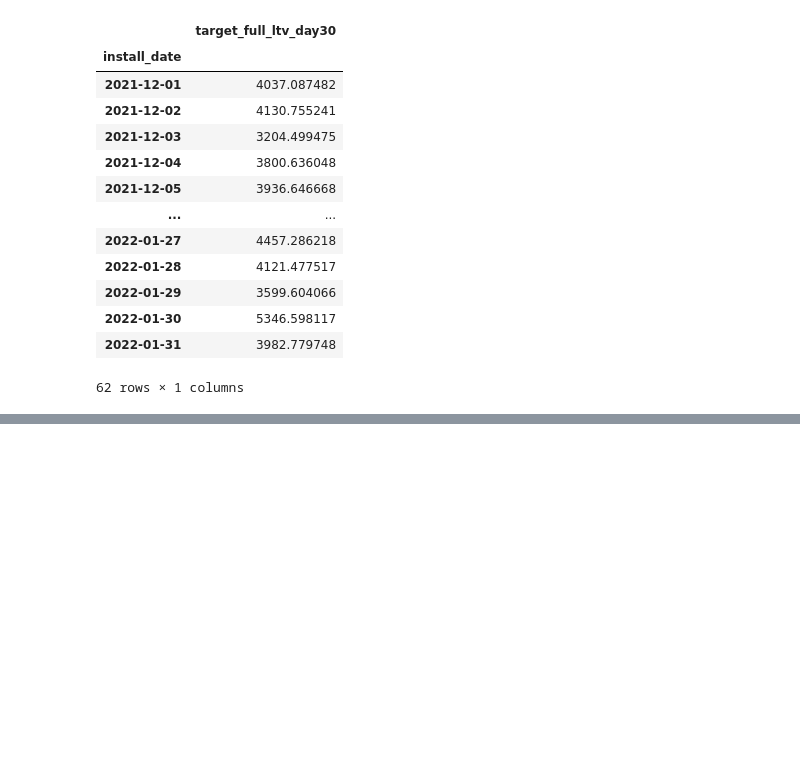
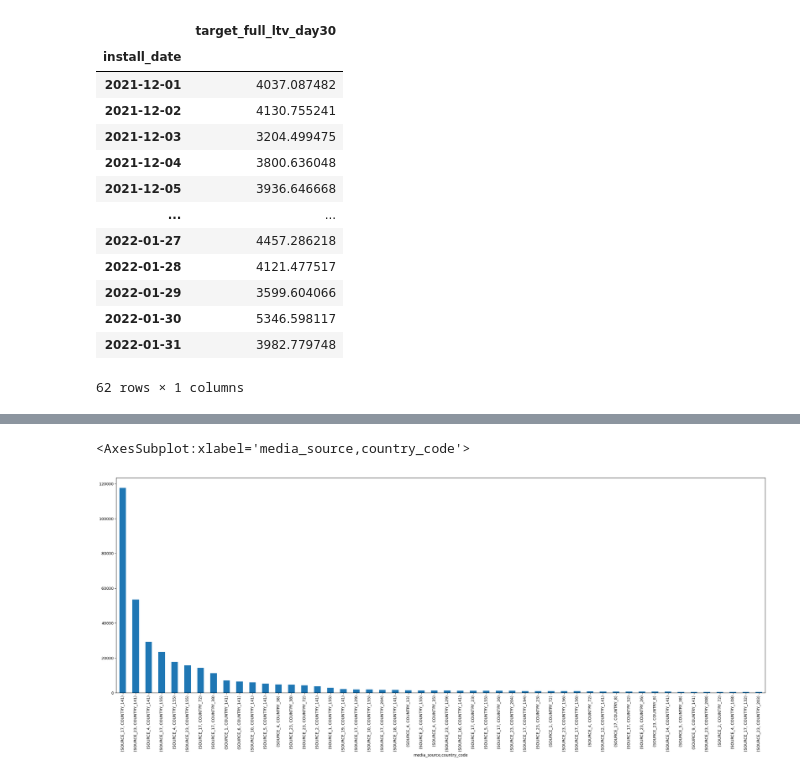
Before and after one commit to Dichik/TestTask_IASA_DataScience_Champ, a Jupyter notebook: src/EDA.ipynb, the cells around one changed output, grey strips where cells are left out. Cells and saved outputs as stored; diff of their text form; code cells hidden in the pictures; blank space fills up the shorter version.

```diff
--- a/src/EDA.ipynb
+++ b/src/EDA.ipynb
@@ -135,0 +173,7 @@ plt.show()
+# %%
+# дослідження країн + ресурсу
+Country_platform_data = dataset[['target_full_ltv_day30', 'country_code', 'media_source']]\
+    .groupby(['media_source','country_code'], group_keys=True)\
+    .sum()
+
+Country_platform_data.sort_values(by=['target_full_ltv_day30'], ascending=False)
@@ -135,0 +195,5 @@ plt.show()
+# %%
+Country_platform_data.loc[(Country_platform_data.target_full_ltv_day30 !=0)].sort_values(by=['target_full_ltv_day30'], ascending=False).head(50).target_full_ltv_day30.plot(kind='bar', figsize=(30,10))
+# %% [output]
+<AxesSubplot:xlabel='media_source,country_code'>
+[figure, added]
```
Also changed, not shown: parts of 21 cells of this notebook, 4 other files.
